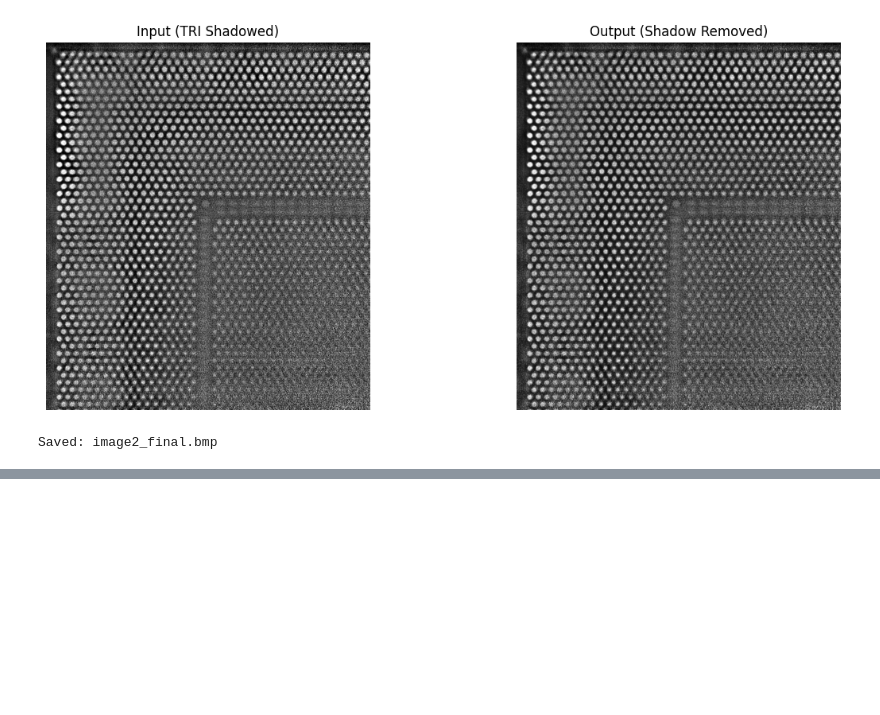
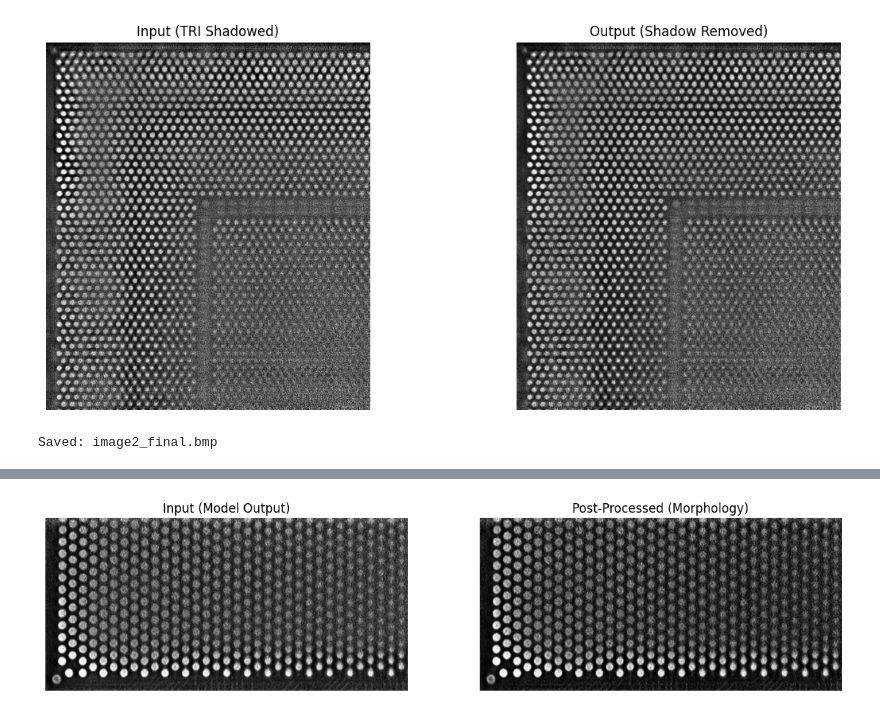
Before and after one commit to AryanArvind4/Shadow-Removal, a Jupyter notebook: shadow_removal_3phase_training.ipynb, the cells around one changed output, grey strips where cells are left out. Drawn from its saved outputs; the diff is of its cells as text; code cells hidden in the pictures; blank space fills up the shorter version.

Commit message:
Post processing morphological operations

```diff
--- a/shadow_removal_3phase_training.ipynb
+++ b/shadow_removal_3phase_training.ipynb
@@ -1168,0 +1199,94 @@ Saved: image2_final.bmp
+# %%
+# ================================
+# Morphological Shadow Removal
+# ================================
+
+import cv2
+import numpy as np
+import matplotlib.pyplot as plt
+import os
+
+# ------------------------------------------------
+# 1. Load grayscale image
+# ------------------------------------------------
+def load_grayscale_image(img_path):
+    img = cv2.imread(img_path, cv2.IMREAD_GRAYSCALE)
+    if img is None:
+        raise ValueError(f"Could not load image: {img_path}")
+    return img
+
+
+# ------------------------------------------------
+# 2. Estimate background using morphological opening
+# ------------------------------------------------
+def estimate_background(img, kernel_size=121):
+    """
+    img: uint8 grayscale image
+    kernel_size: must be larger than solder ball diameter
+    """
+    kernel = cv2.getStructuringElement(
+        cv2.MORPH_ELLIPSE,
+        (kernel_size, kernel_size)
+    )
+    background = cv2.morphologyEx(img, cv2.MORPH_OPEN, kernel)
+    return background
+
+
+# ------------------------------------------------
+# 3. Remove shadow via background subtraction
+# ------------------------------------------------
+def remove_shadow_morphology(img, kernel_size=121):
+    background = estimate_background(img, kernel_size)
+
+    corrected = cv2.subtract(img, background)
+
+    corrected = cv2.normalize(
+        corrected, None, 0, 255, cv2.NORM_MINMAX
+    ).astype(np.uint8)
+
+    return corrected
+
+
+# ------------------------------------------------
+# 4. Run pipeline on images
+# ------------------------------------------------
+tri_images = [
+    r"C:\Users\User\OneDrive\Documents\Shadow Removal\image1_final.jpeg",
+    r"C:\Users\User\OneDrive\Documents\Shadow Removal\image2_final.bmp",
+
+]
+
+output_dir = "morphology_results"
+os.makedirs(output_dir, exist_ok=True)
+
+for img_path in tri_images:
+    img = load_grayscale_image(img_path)
+
+    corrected = remove_shadow_morphology(
+        img,
+        kernel_size=121   # tune once if needed (81–151 typical)
+    )
+
+    # Save result
+    out_name = os.path.splitext(os.path.basename(img_path))[0] + "_morph.png"
+    out_path = os.path.join(output_dir, out_name)
+    cv2.imwrite(out_path, corrected)
+
+    # Visualization
+    plt.figure(figsize=(14,6))
+
+    plt.subplot(1,2,1)
+    plt.title("Input (Model Output)")
+    plt.imshow(img, cmap="gray")
+    plt.axis("off")
+
+    plt.subplot(1,2,2)
+    plt.title("Post-Processed (Morphology)")
+    plt.imshow(corrected, cmap="gray")
+    plt.axis("off")
+
+    plt.show()
+
+    print(f"Saved: {out_path}")
+# %% [output]
+[figure, added]
```
Also changed, not shown: parts of 5 cells of this notebook.
